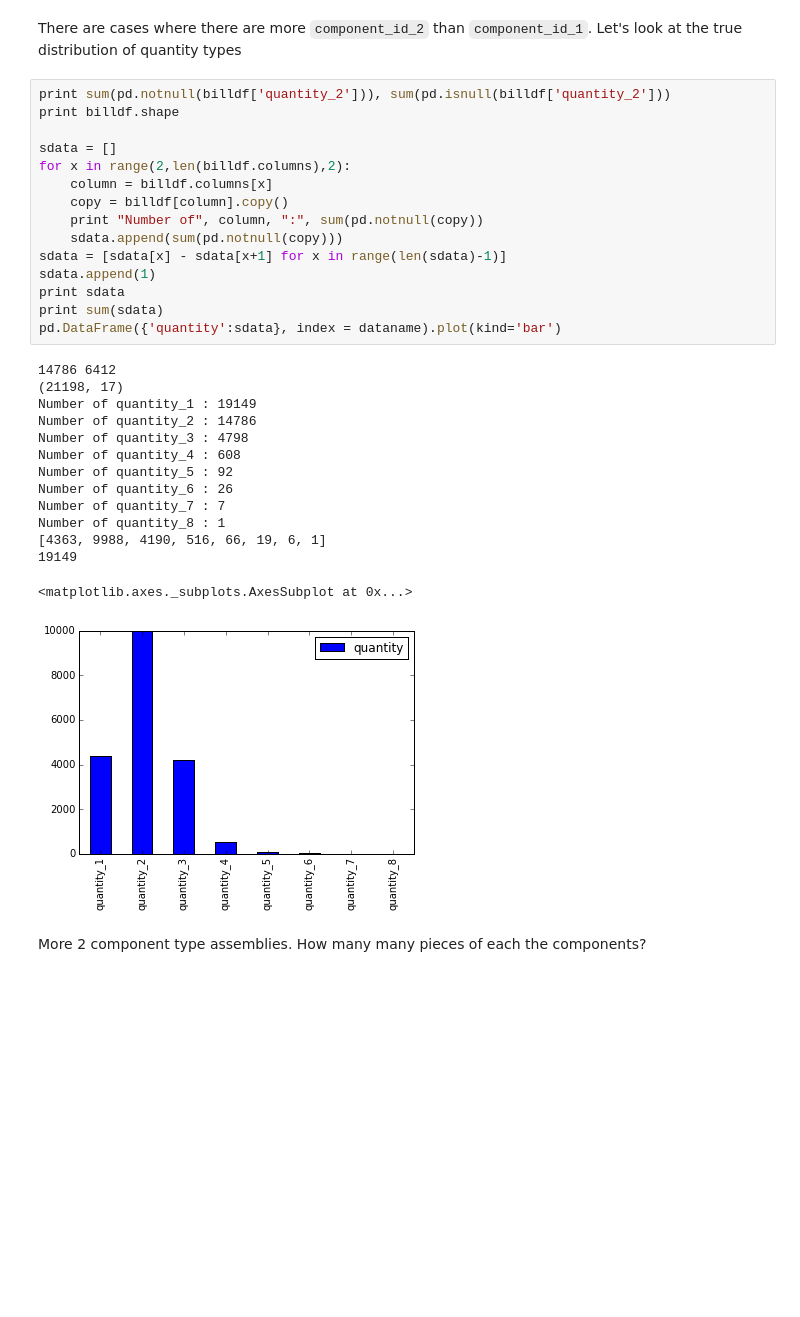
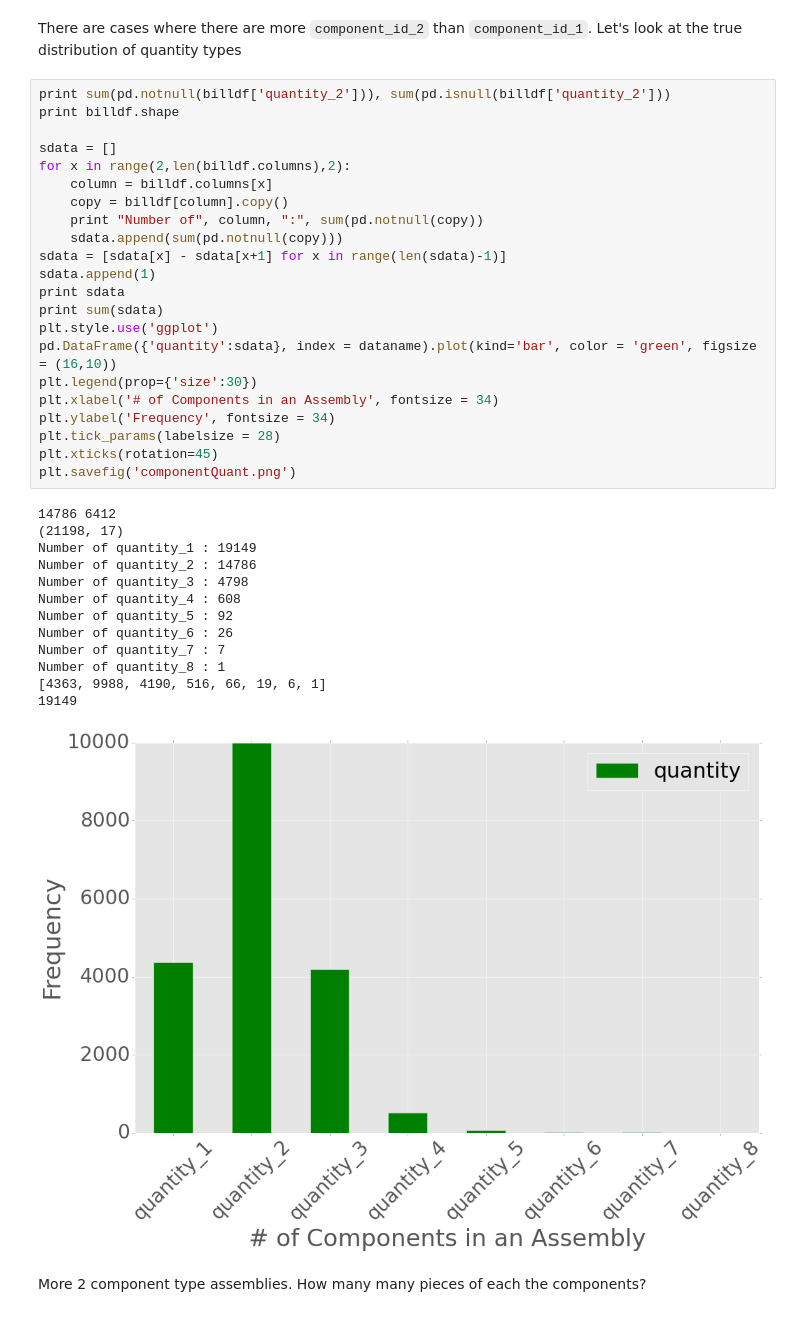
Before and after one commit to ayfu/CDIPS15_TeamCat, a Jupyter notebook: Initial Exploration.ipynb, the cells around one changed output. Cells and saved outputs as stored; diff of their text form; blank space fills up the shorter version.

```diff
--- a/Initial Exploration.ipynb
+++ b/Initial Exploration.ipynb
@@ -125,33 +126,39 @@ There are cases where there are more `component_id_2` than `component_id_1`. Let
 # %%
 print sum(pd.notnull(billdf['quantity_2'])), sum(pd.isnull(billdf['quantity_2']))
 print billdf.shape
 
 sdata = []
 for x in range(2,len(billdf.columns),2):
     column = billdf.columns[x]
     copy = billdf[column].copy()
     print "Number of", column, ":", sum(pd.notnull(copy))
     sdata.append(sum(pd.notnull(copy)))
 sdata = [sdata[x] - sdata[x+1] for x in range(len(sdata)-1)]
 sdata.append(1)
 print sdata
 print sum(sdata)
-pd.DataFrame({'quantity':sdata}, index = dataname).plot(kind='bar')
+plt.style.use('ggplot')
+pd.DataFrame({'quantity':sdata}, index = dataname).plot(kind='bar', color = 'green', figsize = (16,10))
+plt.legend(prop={'size':30})
+plt.xlabel('# of Components in an Assembly', fontsize = 34)
+plt.ylabel('Frequency', fontsize = 34)
+plt.tick_params(labelsize = 28)
+plt.xticks(rotation=45)
+plt.savefig('componentQuant.png')
 # %% [output]
 14786 6412
 (21198, 17)
 Number of quantity_1 : 19149
 Number of quantity_2 : 14786
 Number of quantity_3 : 4798
 Number of quantity_4 : 608
 Number of quantity_5 : 92
 Number of quantity_6 : 26
 Number of quantity_7 : 7
 Number of quantity_8 : 1
 [4363, 9988, 4190, 516, 66, 19, 6, 1]
 19149
-<matplotlib.axes._subplots.AxesSubplot at 0x...>
-[figure, old version]
+[figure, new version]
 # %% [markdown]
 More 2 component type assemblies. How many many pieces of each the components?
 # %%
```
Also changed, not shown: parts of 3 cells of this notebook, 27 other files.
